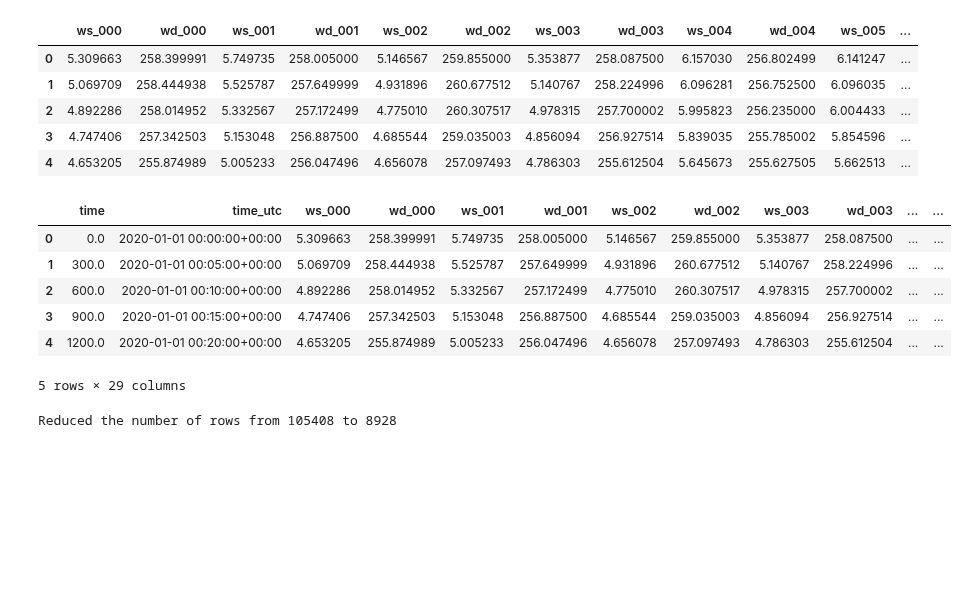
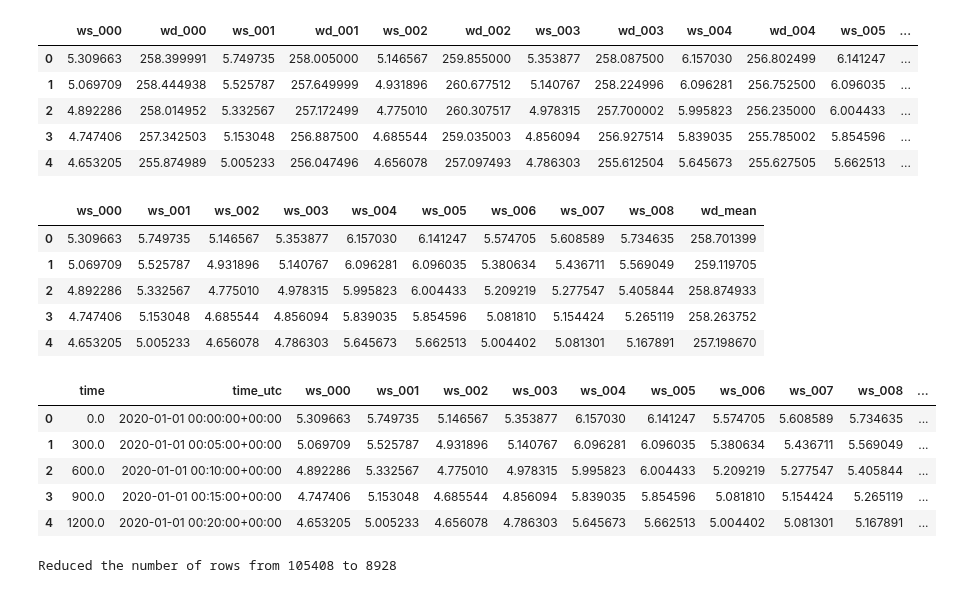
Before and after one commit to NatLabRockies/hercules, a Jupyter notebook: example_case_folders/02_wind_farm_realistic_inflow/00_prepare_simulation.ipynb, the cells around one changed output. Drawn from its saved outputs; the diff is of its cells as text; code cells hidden in the pictures; blank space fills up the shorter version.

```diff
--- a/example_case_folders/02_wind_farm_realistic_inflow/00_prepare_simulation.ipynb
+++ b/example_case_folders/02_wind_farm_realistic_inflow/00_prepare_simulation.ipynb
@@ -224,41 +224,53 @@ df_turbine_input.head()
 | 2 | 4.892286 | 258.014952 | 5.332567 | 257.172499 | 4.775010 | 260.307517 | 4.978315 | 257.700002 | 5.995823 | 256.235000 | 6.004433 | ... |
 | 3 | 4.747406 | 257.342503 | 5.153048 | 256.887500 | 4.685544 | 259.035003 | 4.856094 | 256.927514 | 5.839035 | 255.785002 | 5.854596 | ... |
 | 4 | 4.653205 | 255.874989 | 5.005233 | 256.047496 | 4.656078 | 257.097493 | 4.786303 | 255.612504 | 5.645673 | 255.627505 | 5.662513 | ... |
+# %%
+# Convert the wind direction into a signle mean column
+wd_cols = [col for col in df_turbine_input.columns if "wd" in col]
+df_turbine_input["wd_mean"] = df_turbine_input.apply(lambda x: circmean(x[wd_cols], high=360, low=0, nan_policy="omit"), axis=1)
+
+# Drop the wind direction columns
+df_turbine_input = df_turbine_input.drop(columns=wd_cols)
+
+df_turbine_input.head()
+# %% [output]
+|  | ws_000 | ws_001 | ws_002 | ws_003 | ws_004 | ws_005 | ws_006 | ws_007 | ws_008 | wd_mean |
+| 0 | 5.309663 | 5.749735 | 5.146567 | 5.353877 | 6.157030 | 6.141247 | 5.574705 | 5.608589 | 5.734635 | 258.701399 |
+| 1 | 5.069709 | 5.525787 | 4.931896 | 5.140767 | 6.096281 | 6.096035 | 5.380634 | 5.436711 | 5.569049 | 259.119705 |
+| 2 | 4.892286 | 5.332567 | 4.775010 | 4.978315 | 5.995823 | 6.004433 | 5.209219 | 5.277547 | 5.405844 | 258.874933 |
+| 3 | 4.747406 | 5.153048 | 4.685544 | 4.856094 | 5.839035 | 5.854596 | 5.081810 | 5.154424 | 5.265119 | 258.263752 |
+| 4 | 4.653205 | 5.005233 | 4.656078 | 4.786303 | 5.645673 | 5.662513 | 5.004402 | 5.081301 | 5.167891 | 257.198670 |
 # %%
-#  Complete the dataframe by adding place holder TI information for now
-for i in range(n_turbines):
-    df_turbine_input[f"ti_{i:03d}"] = 0.06
 
 # Add the time_utc column as a column
 df_turbine_input.insert(0, "time_utc", df_ws["time_index"])
 
 # Set the Timestamp as pd.Datetime
 df_turbine_input["time_utc"] = pd.to_datetime(df_turbine_input["time_utc"])
 
 # Add the time column in seconds
 df_turbine_input["time"] = (
     df_turbine_input["time_utc"] - df_turbine_input["time_utc"].min()
 ).dt.total_seconds()
 
 # Reset indices
 df_turbine_input = df_turbine_input.reset_index(drop=True)
 
 # Make the time, and time_utc columns the the first and second columns
 df_turbine_input = df_turbine_input[
     ["time", "time_utc"]
     + [col for col in df_turbine_input.columns if col not in ["time", "time_utc"]]
 ]
 
 # Show the results
 df_turbine_input.head()
 # %% [output]
-|  | time | time_utc | ws_000 | wd_000 | ws_001 | wd_001 | ws_002 | wd_002 | ws_003 | wd_003 | ... | ... |
-| 0 | 0.0 | 2020-01-01 00:00:00+00:00 | 5.309663 | 258.399991 | 5.749735 | 258.005000 | 5.146567 | 259.855000 | 5.353877 | 258.087500 | ... | ... |
-| 1 | 300.0 | 2020-01-01 00:05:00+00:00 | 5.069709 | 258.444938 | 5.525787 | 257.649999 | 4.931896 | 260.677512 | 5.140767 | 258.224996 | ... | ... |
-| 2 | 600.0 | 2020-01-01 00:10:00+00:00 | 4.892286 | 258.014952 | 5.332567 | 257.172499 | 4.775010 | 260.307517 | 4.978315 | 257.700002 | ... | ... |
-| 3 | 900.0 | 2020-01-01 00:15:00+00:00 | 4.747406 | 257.342503 | 5.153048 | 256.887500 | 4.685544 | 259.035003 | 4.856094 | 256.927514 | ... | ... |
-| 4 | 1200.0 | 2020-01-01 00:20:00+00:00 | 4.653205 | 255.874989 | 5.005233 | 256.047496 | 4.656078 | 257.097493 | 4.786303 | 255.612504 | ... | ... |
+|  | time | time_utc | ws_000 | ws_001 | ws_002 | ws_003 | ws_004 | ws_005 | ws_006 | ws_007 | ws_008 | ... |
+| 0 | 0.0 | 2020-01-01 00:00:00+00:00 | 5.309663 | 5.749735 | 5.146567 | 5.353877 | 6.157030 | 6.141247 | 5.574705 | 5.608589 | 5.734635 | ... |
+| 1 | 300.0 | 2020-01-01 00:05:00+00:00 | 5.069709 | 5.525787 | 4.931896 | 5.140767 | 6.096281 | 6.096035 | 5.380634 | 5.436711 | 5.569049 | ... |
+| 2 | 600.0 | 2020-01-01 00:10:00+00:00 | 4.892286 | 5.332567 | 4.775010 | 4.978315 | 5.995823 | 6.004433 | 5.209219 | 5.277547 | 5.405844 | ... |
+| 3 | 900.0 | 2020-01-01 00:15:00+00:00 | 4.747406 | 5.153048 | 4.685544 | 4.856094 | 5.839035 | 5.854596 | 5.081810 | 5.154424 | 5.265119 | ... |
+| 4 | 1200.0 | 2020-01-01 00:20:00+00:00 | 4.653205 | 5.005233 | 4.656078 | 4.786303 | 5.645673 | 5.662513 | 5.004402 | 5.081301 | 5.167891 | ... |
-5 rows × 29 columns
 # %%
 # Limit to the requested number of months
 start_time = df_turbine_input["time_utc"].min()
```
Also changed, not shown: parts of 4 cells of this notebook.
